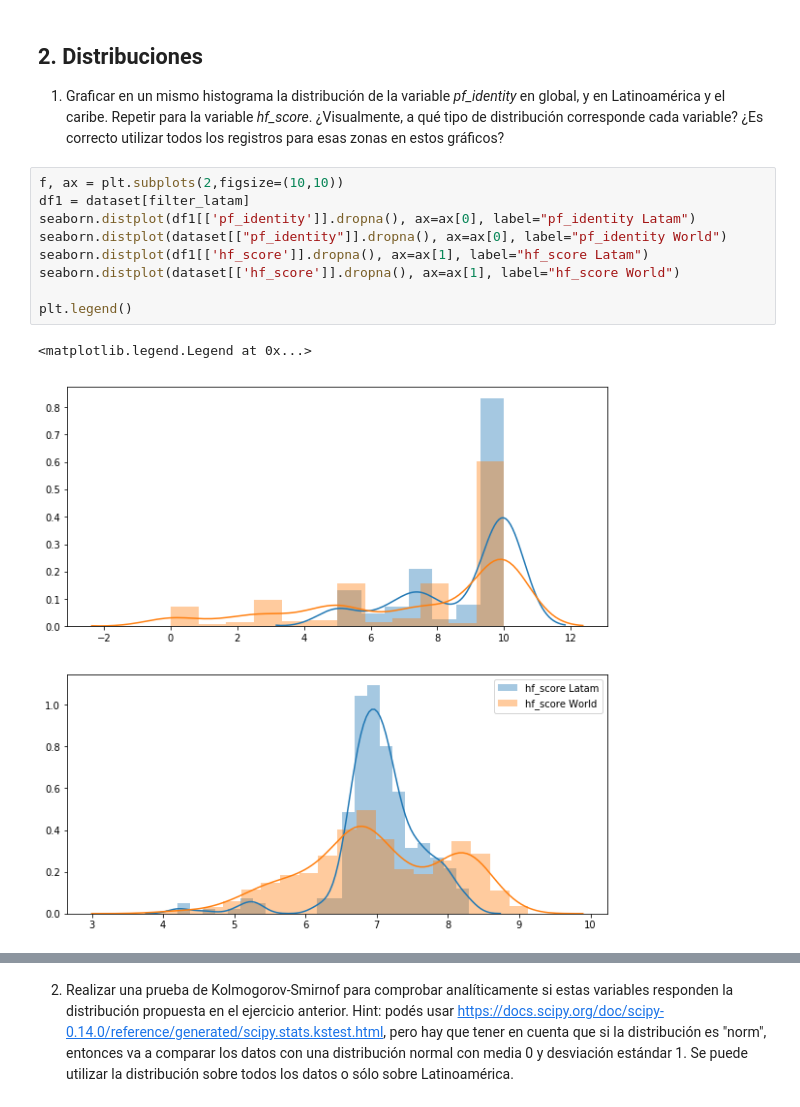
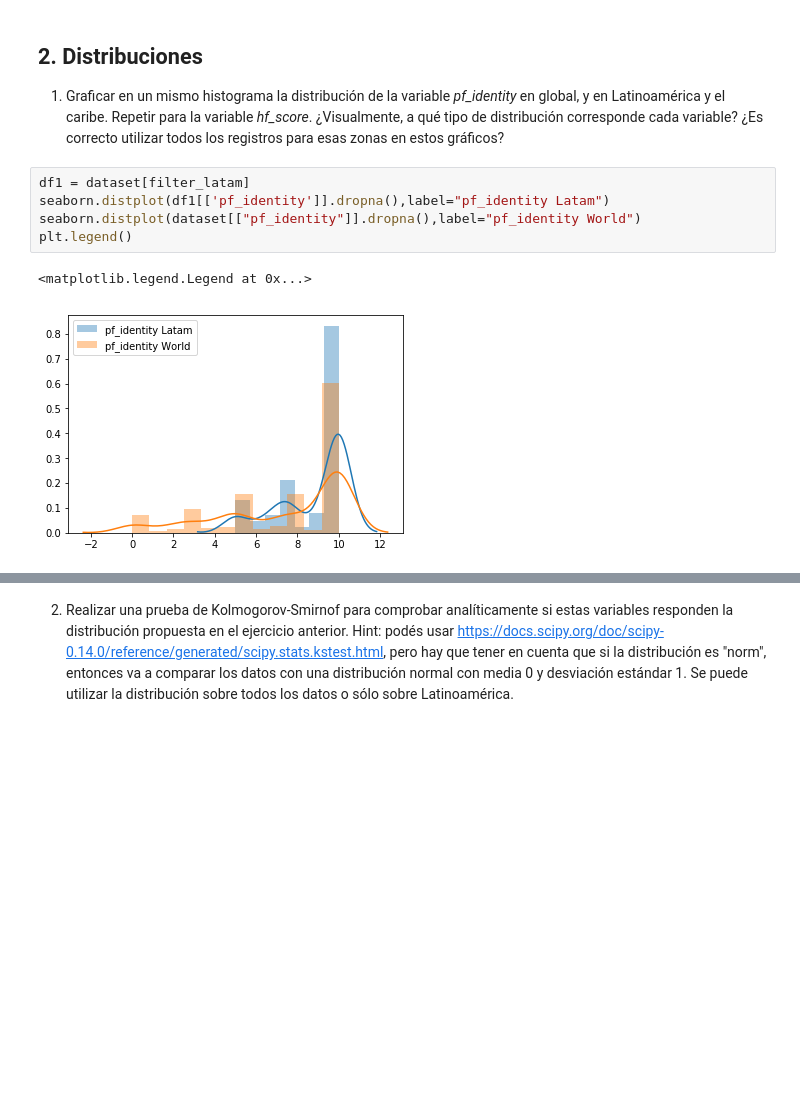
Before and after one commit to manquius/diplodatos_ayv, a Jupyter notebook: 02_practico_Sebastian.ipynb, the cells around one changed output, grey strips where cells are left out. Saved outputs shown, nothing was run; the diff lists cells and outputs as text; blank space fills up the shorter version.

```diff
--- a/02_practico_Sebastian.ipynb
+++ b/02_practico_Sebastian.ipynb
@@ -291,14 +293,10 @@ seaborn.lineplot(data=df, x='year', y='value', hue='variable')
 ## 2. Distribuciones
   1. Graficar en un mismo histograma la distribución de la variable *pf_identity* en global, y en Latinoamérica y el caribe. Repetir para la variable *hf_score*. ¿Visualmente, a qué tipo de distribución corresponde cada variable? ¿Es correcto utilizar todos los registros para esas zonas en estos gráficos?
 # %%
-f, ax = plt.subplots(2,figsize=(10,10))
 df1 = dataset[filter_latam]
-seaborn.distplot(df1[['pf_identity']].dropna(), ax=ax[0], label="pf_identity Latam")
-seaborn.distplot(dataset[["pf_identity"]].dropna(), ax=ax[0], label="pf_identity World")
-seaborn.distplot(df1[['hf_score']].dropna(), ax=ax[1], label="hf_score Latam")
-seaborn.distplot(dataset[['hf_score']].dropna(), ax=ax[1], label="hf_score World")
-
+seaborn.distplot(df1[['pf_identity']].dropna(),label="pf_identity Latam")
+seaborn.distplot(dataset[["pf_identity"]].dropna(),label="pf_identity World")
 plt.legend()
 # %% [output]
 <matplotlib.legend.Legend at 0x...>
-[figure, old version]
+[figure, new version]
```
Also changed, not shown: parts of 13 cells of this notebook.
